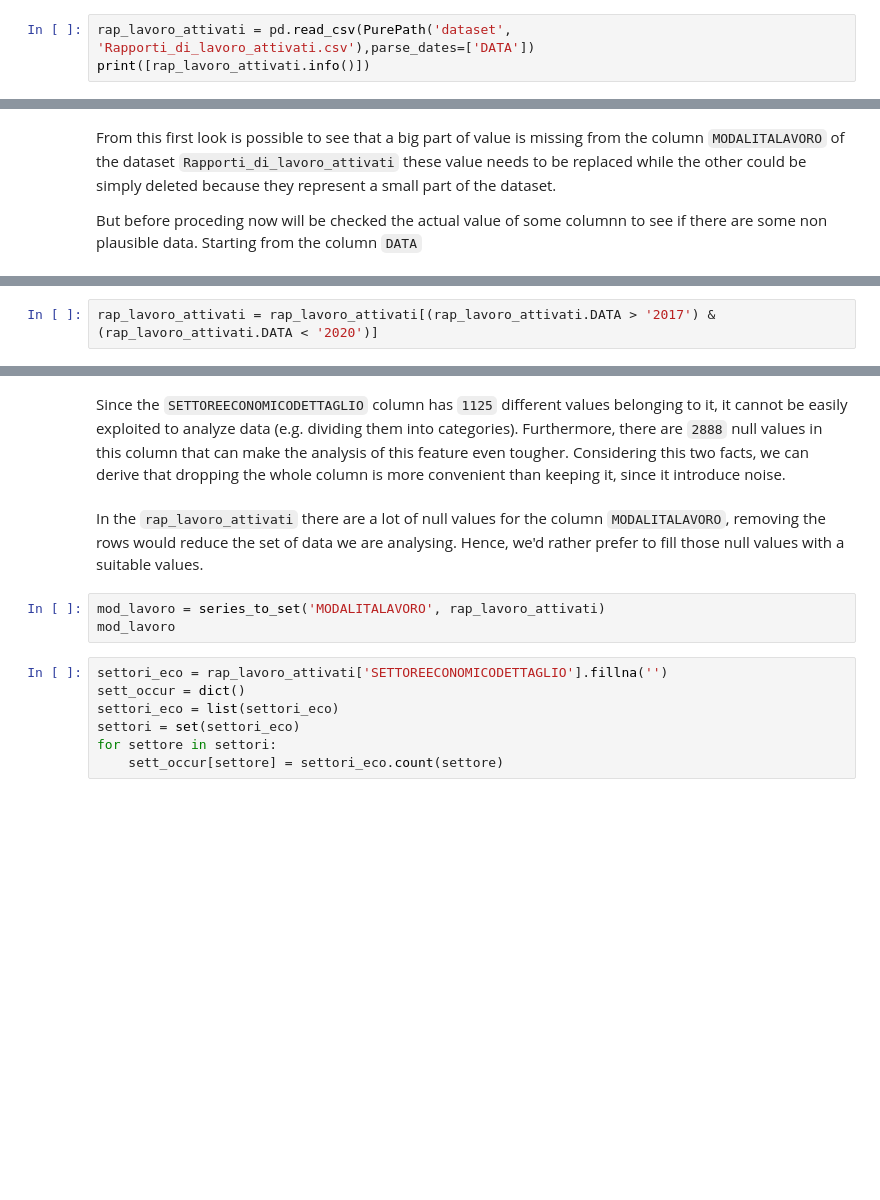
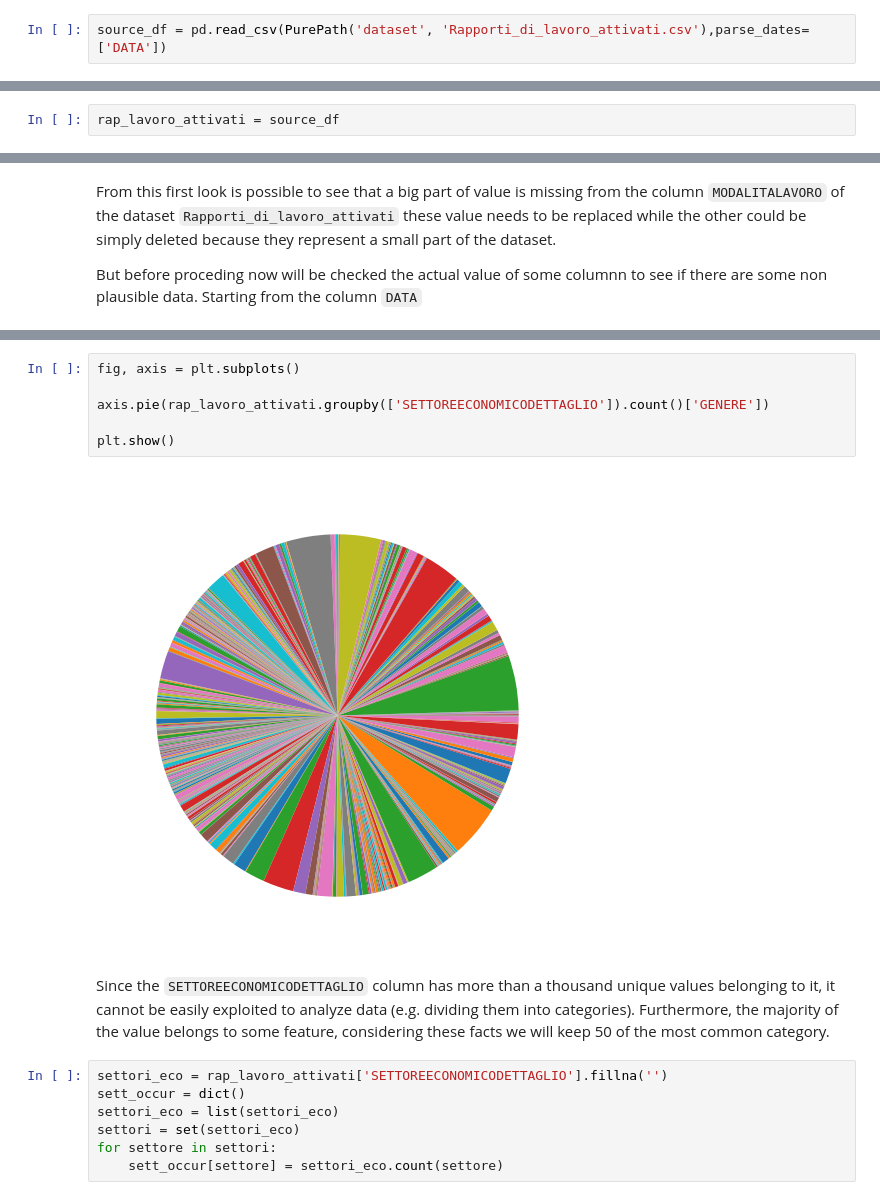
Before and after one commit to DragoE99/Drago-lamb_DataSforBusiness, a Jupyter notebook: DataSforBusiness_dragoLamb.ipynb, the cells around one changed output, grey strips where cells are left out. Saved outputs shown, nothing was run; the diff lists cells and outputs as text; blank space fills up the shorter version.

Commit message:
plotting data

```diff
--- a/DataSforBusiness_dragoLamb.ipynb
+++ b/DataSforBusiness_dragoLamb.ipynb
@@ -17,3 +92,2 @@ from datetime import datetime, timedelta
 # %%
-rap_lavoro_attivati = pd.read_csv(PurePath('dataset', 'Rapporti_di_lavoro_attivati.csv'),parse_dates=['DATA'])
-print([rap_lavoro_attivati.info()])
+source_df = pd.read_csv(PurePath('dataset', 'Rapporti_di_lavoro_attivati.csv'),parse_dates=['DATA'])
@@ -42,0 +94,2 @@ From this first look at the data is possible to see that the dataset `Rapporti_d
+# %%
+rap_lavoro_attivati = source_df
@@ -74,4 +225,2 @@ rap_lavoro_attivati['DATA'].max
-# %%
-rap_lavoro_attivati = rap_lavoro_attivati[(rap_lavoro_attivati.DATA > '2017') & (rap_lavoro_attivati.DATA < '2020')]
 # %%
 rap_lavoro_attivati.head()
@@ -83,10 +245,13 @@ len(settore_economico)
+# %%
+fig, axis = plt.subplots()
+
+axis.pie(rap_lavoro_attivati.groupby(['SETTOREECONOMICODETTAGLIO']).count()['GENERE'])
+
+plt.show()
+# %% [output]
+[figure, added]
 # %% [markdown]
-Since the `SETTOREECONOMICODETTAGLIO` column has `1125` different values belonging to it, it cannot be easily exploited to analyze data (e.g. dividing them into categories). Furthermore, there are `2888` null values in this column that can make the analysis of this feature even tougher. Considering this two facts, we can derive that dropping the whole column is more convenient than keeping it, since it introduce noise.
+Since the `SETTOREECONOMICODETTAGLIO` column has more than a thousand unique values belonging to it, it cannot be easily exploited to analyze data (e.g. dividing them into categories). Furthermore, the majority of the value belongs to some feature, considering these facts we will keep 50 of the most common category.
-# %% [markdown]
-In the `rap_lavoro_attivati` there are a lot of null values for the column `MODALITALAVORO`, removing the rows would reduce the set of data we are analysing. Hence, we'd rather prefer to fill those null values with a suitable values.
-# %%
-mod_lavoro = series_to_set('MODALITALAVORO', rap_lavoro_attivati)
-mod_lavoro
 # %%
 settori_eco = rap_lavoro_attivati['SETTOREECONOMICODETTAGLIO'].fillna('')
 sett_occur = dict()
```
Also changed, not shown: parts of 132 cells of this notebook.
